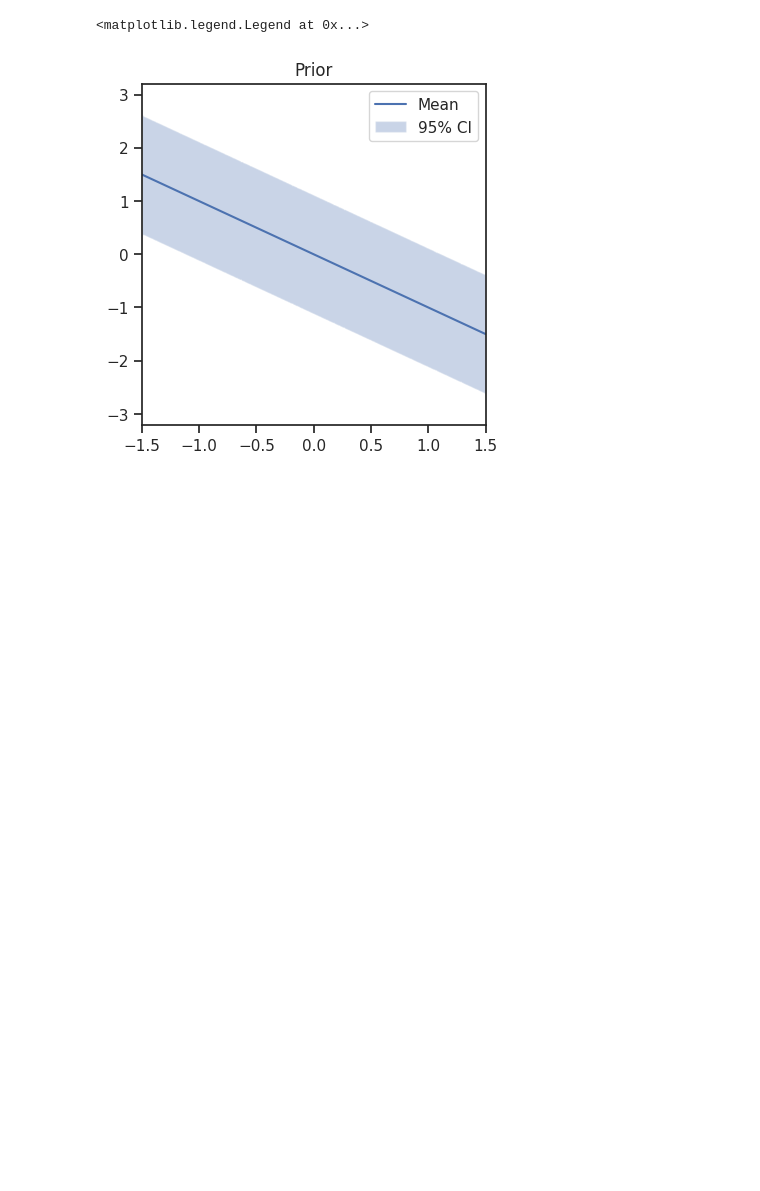
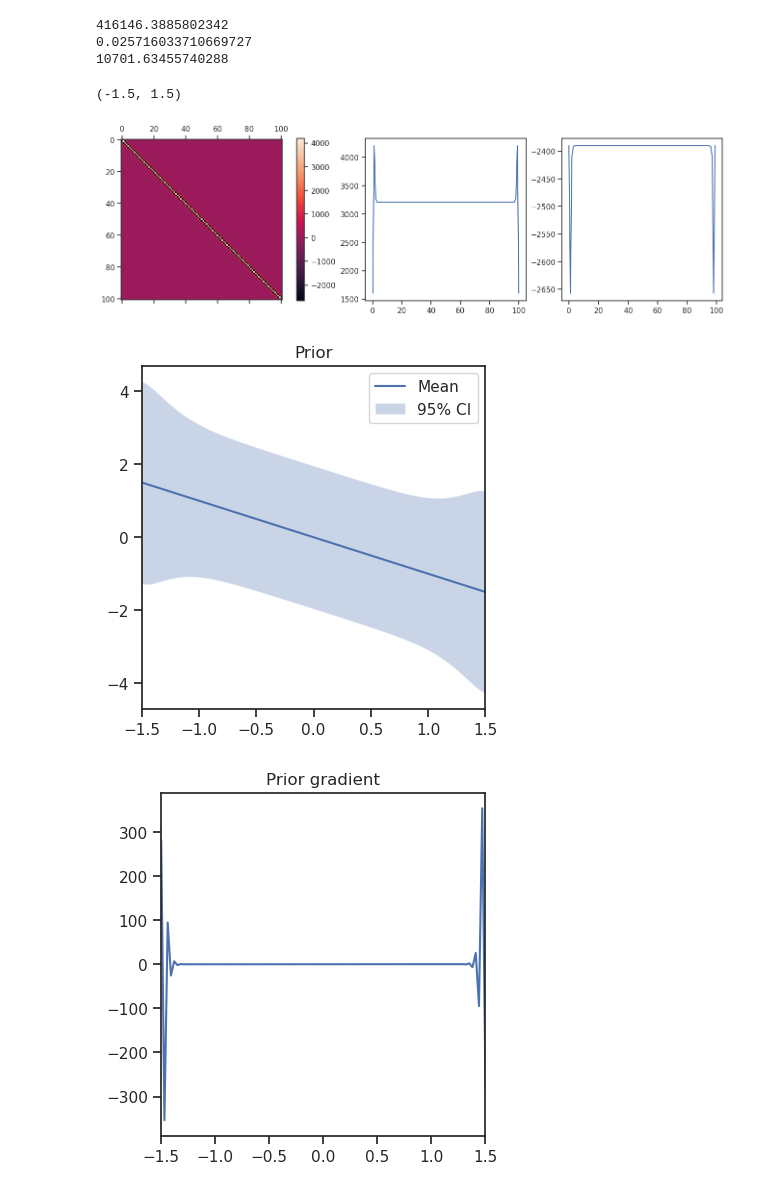
Before and after one commit to maximilian-kruse/SPIN, a Jupyter notebook: examples/1D_drift_mfpt.ipynb, the cells around one changed output. Saved outputs shown, nothing was run; the diff lists cells and outputs as text; code cells hidden in the pictures; blank space fills up the shorter version.

```diff
--- a/examples/1D_drift_mfpt.ipynb
+++ b/examples/1D_drift_mfpt.ipynb
@@ -16,5 +17,5 @@ sns.set_theme(style="ticks")
 # %%
-mesh = dl.IntervalMesh(500, -1.5, 1.5)
+mesh = dl.IntervalMesh(100, -1.5, 1.5)
 problem_settings = problem.SPINProblemSettings(
     mesh=mesh,
     pde_type="mean_exit_time",
@@ -81,27 +108,60 @@ prior_settings = prior.PriorSettings(
     function_space=spin_problem.function_space_parameters,
     mean=("-x[0]",),
     variance=("1",),
-    correlation_length=("0.001",),
-    robin_bc=True,
+    correlation_length=("1",),
+    robin_bc=False,
 )
 prior_builder = prior.BilaplacianVectorPriorBuilder(prior_settings)
 spin_prior = prior_builder.build()
 prior_variance = spin_prior.compute_variance_with_boundaries(
-    method="Randomized", num_eigenvalues_randomized=500
+    method="Randomized", num_eigenvalues_randomized=100
 )
+prior_precision = spin_prior.compute_precision_with_boundaries()
+condition_number = np.linalg.cond(prior_precision)
+eigenvalues = np.linalg.eig(prior_precision)
+
+true_parameter = converter.create_dolfin_function(
+    ("-2*std::pow(x[0],3) + 3*x[0]",),
+    spin_problem.function_space_parameters,
+)
+prior_grad_vector = dl.Vector(true_parameter.vector())
+spin_prior.hippylib_prior.grad(true_parameter.vector(), prior_grad_vector)
+prior_grad_array = converter.convert_to_numpy(
+    prior_grad_vector, spin_problem.function_space_parameters
+)
+
+print(condition_number)
+print(np.min(eigenvalues.eigenvalues))
+print(np.max(eigenvalues.eigenvalues))
+# %% [output]
+416146.3885802342
+0.025716033710669727
+10701.63455740288
 # %%
+fig, axs = plt.subplots(nrows=1, ncols=3, figsize=(13, 4), layout="constrained")
+matplot = axs[0].matshow(prior_precision)
+fig.colorbar(matplot, ax=axs[0])
+axs[1].plot(np.diagonal(prior_precision, offset=0), label="diagonal")
+axs[2].plot(np.diagonal(prior_precision, offset=1), label="off-diagonal")
 _, ax = plt.subplots(figsize=(4, 4), layout="constrained")
 ax.plot(parameter_coordinates, spin_prior.mean_array, label="Mean")
 ax.fill_between(
     parameter_coordinates.flatten(),
     spin_prior.mean_array - 1.96 * np.sqrt(prior_variance),
     spin_prior.mean_array + 1.96 * np.sqrt(prior_variance),
     alpha=0.3,
     label="95% CI",
 )
 ax.set_title("Prior")
 ax.set_xlim(-1.5, 1.5)
 ax.legend()
+
+_, ax = plt.subplots(figsize=(4, 4), layout="constrained")
+ax.plot(parameter_coordinates, prior_grad_array)
+ax.set_title("Prior gradient")
+ax.set_xlim(-1.5, +1.5)
 # %% [output]
-<matplotlib.legend.Legend at 0x...>
+(-1.5, 1.5)
-[figure, old version]
+[figure, new version]
+[figure, added]
+[figure, added]
```
Also changed, not shown: parts of 22 cells of this notebook, 4 other files.
